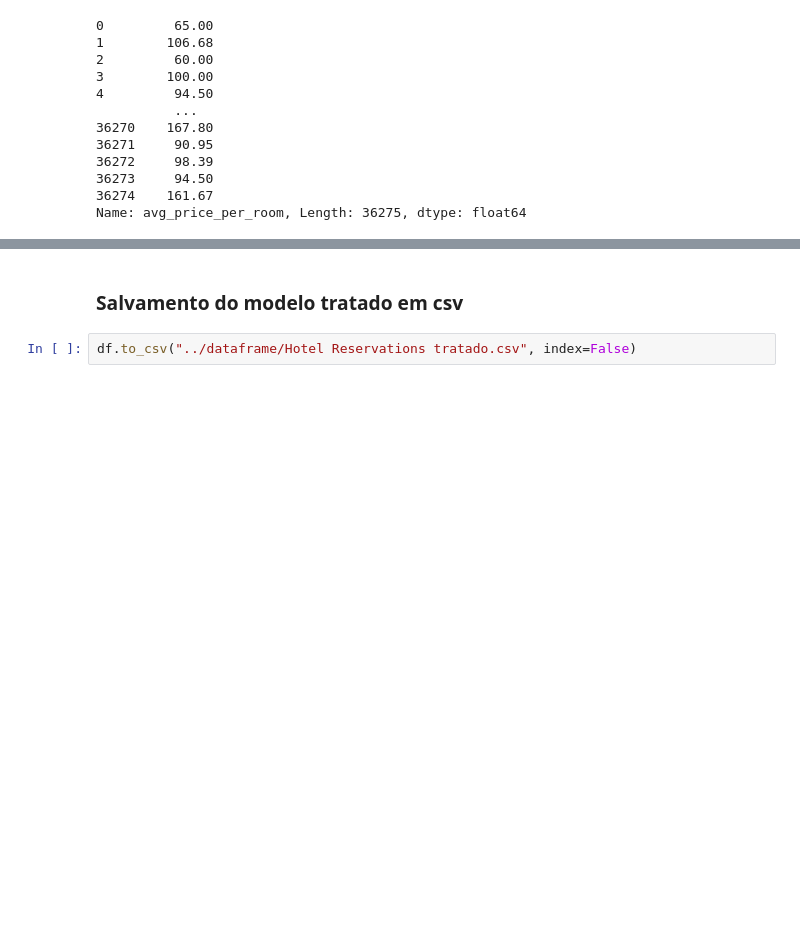
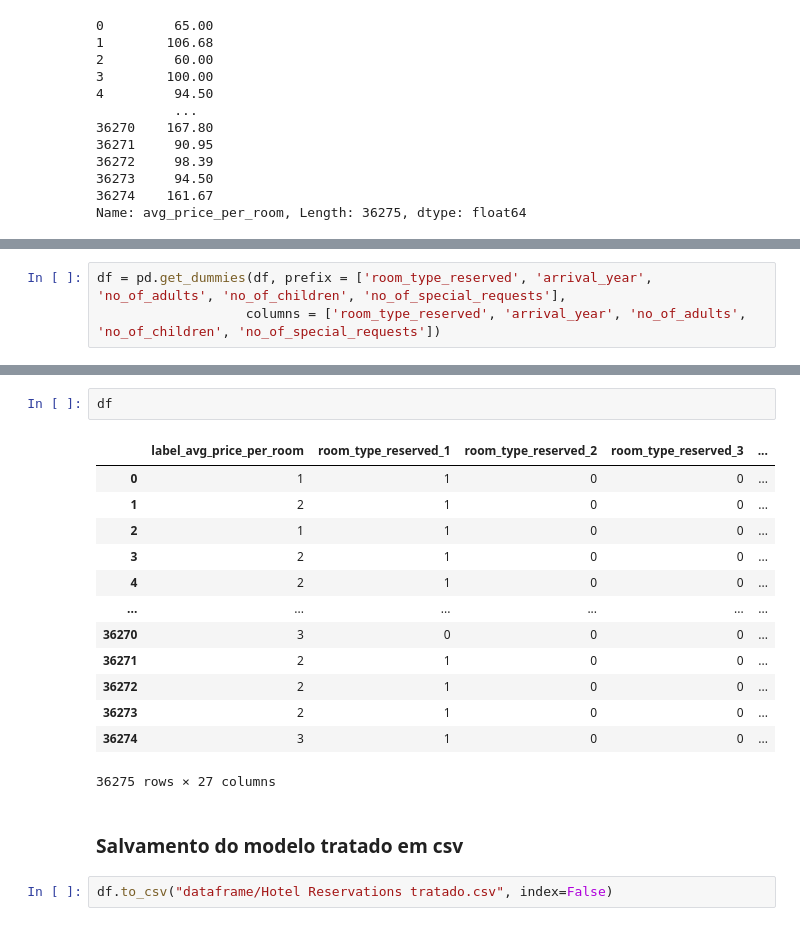
Before and after one commit to Kurokishin/sagemaker-model-to-s3, a Jupyter notebook: src/modelo/Tratamento_dataframe.ipynb, the cells around one changed output, grey strips where cells are left out. Saved outputs shown, nothing was run; the diff lists cells and outputs as text; blank space fills up the shorter version.

```diff
--- a/src/modelo/Tratamento_dataframe.ipynb
+++ b/src/modelo/Tratamento_dataframe.ipynb
@@ -88,0 +115,3 @@ df
+# %%
+df = pd.get_dummies(df, prefix = ['room_type_reserved', 'arrival_year', 'no_of_adults', 'no_of_children', 'no_of_special_requests'],
+                   columns = ['room_type_reserved', 'arrival_year', 'no_of_adults', 'no_of_children', 'no_of_special_requests'])
@@ -89,4 +132,20 @@ df
+# %%
+df
+# %% [output]
+|  | label_avg_price_per_room | room_type_reserved_1 | room_type_reserved_2 | room_type_reserved_3 | ... |
+| 0 | 1 | 1 | 0 | 0 | ... |
+| 1 | 2 | 1 | 0 | 0 | ... |
+| 2 | 1 | 1 | 0 | 0 | ... |
+| 3 | 2 | 1 | 0 | 0 | ... |
+| 4 | 2 | 1 | 0 | 0 | ... |
+| ... | ... | ... | ... | ... | ... |
+| 36270 | 3 | 0 | 0 | 0 | ... |
+| 36271 | 2 | 1 | 0 | 0 | ... |
+| 36272 | 2 | 1 | 0 | 0 | ... |
+| 36273 | 2 | 1 | 0 | 0 | ... |
+| 36274 | 3 | 1 | 0 | 0 | ... |
+36275 rows × 27 columns
 # %% [markdown]
 ### Salvamento do modelo tratado em csv
 # %%
-df.to_csv("../dataframe/Hotel Reservations tratado.csv", index=False)
+df.to_csv("dataframe/Hotel Reservations tratado.csv", index=False)
```
Also changed, not shown: parts of 13 cells of this notebook, 5 other files.
